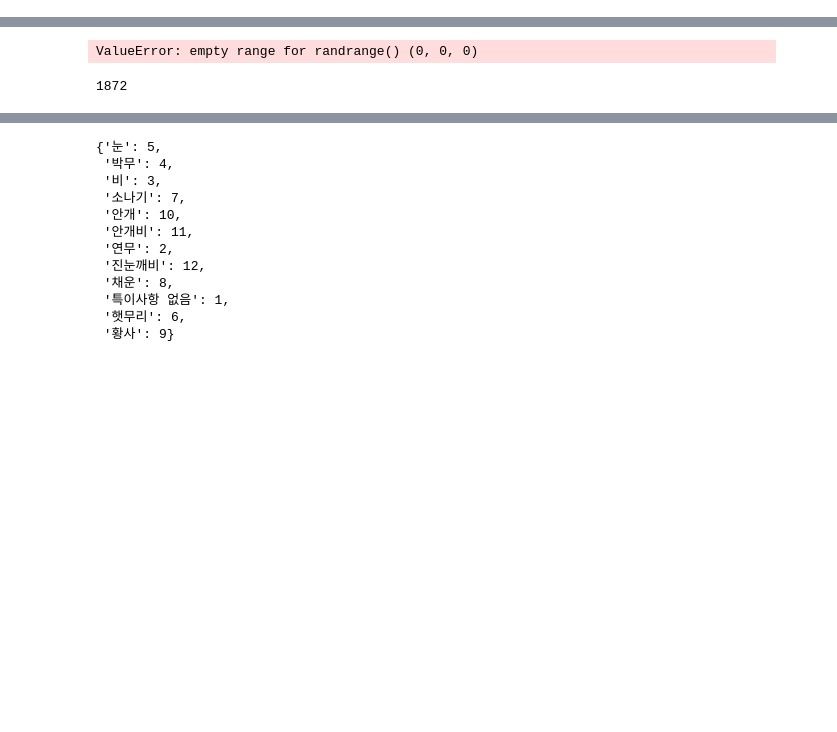
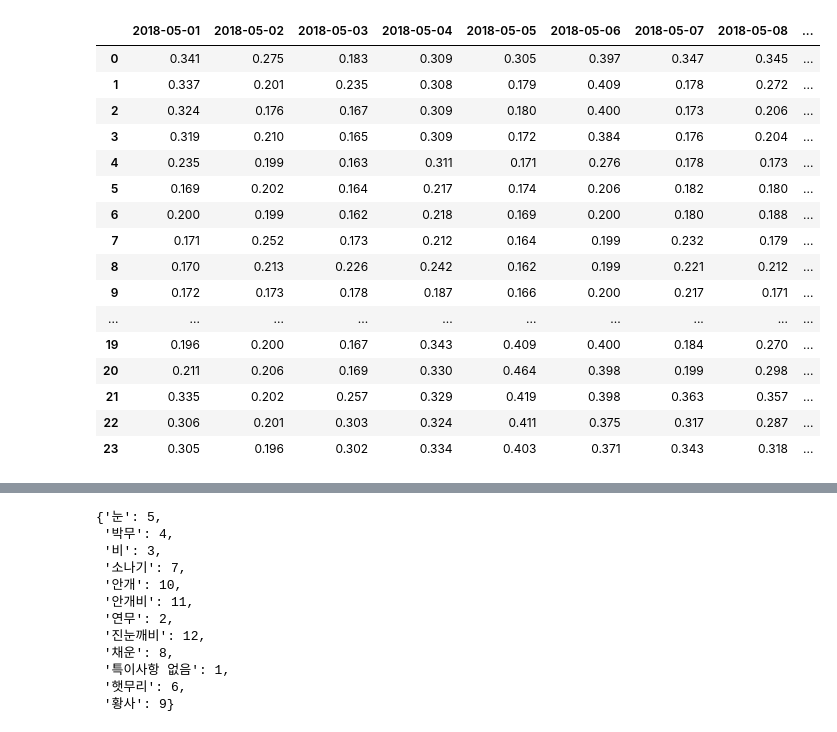
Before and after one commit to formegusto/houself-rnn, a Jupyter notebook: RNN Modeling.ipynb, the cells around one changed output, grey strips where cells are left out. Drawn from its saved outputs; the diff is of its cells as text; code cells hidden in the pictures; blank space fills up the shorter version.

```diff
--- a/RNN Modeling.ipynb
+++ b/RNN Modeling.ipynb
@@ -48,32 +48,50 @@ hh_datas = ts_datas.reset_index().copy()
 hh_datas.rename(columns={"index": "date"}, inplace=True)
 hh_datas['date'] = pd.to_datetime(hh_datas['date'])
 
 hh_datas.set_index('date', inplace=True)
 
 # Merging
 merge_size = 4
 merge_datas = pd.DataFrame()
 for date in hh_datas.index:
     merge_ts = []
     new_ts_size = round(len(hh_datas.loc[date]) / merge_size)
 
     for idx in range(0,new_ts_size):
         merge_ts.append(
-            round(hh_datas.loc[date][merge_size * idx:merge_size * (idx + 1)].sum() * 1000) + 1
+            hh_datas.loc[date][merge_size * idx:merge_size * (idx + 1)].sum()
         )
     merge_datas[date] = merge_ts
 
 def get_season_no(month):
     if month in [3,4,5]:
         return 1 # 봄
     elif month in [6,7,8]:
         return 2 # 여름
     elif month in [9,10,11]:
         return 3 # 가을
     elif month in [12,1,2]:
         return 4 # 겨울
 
 separate_datas_col = list(filter(lambda data: get_season_no(data.month) == 1, merge_datas.columns))
-print(separate_datas_col)
+# print(separate_datas_col)
 merge_datas = merge_datas[separate_datas_col]
+merge_datas
 # %% [output]
+|  | 2018-05-01 | 2018-05-02 | 2018-05-03 | 2018-05-04 | 2018-05-05 | 2018-05-06 | 2018-05-07 | 2018-05-08 | ... |
+| 0 | 0.341 | 0.275 | 0.183 | 0.309 | 0.305 | 0.397 | 0.347 | 0.345 | ... |
+| 1 | 0.337 | 0.201 | 0.235 | 0.308 | 0.179 | 0.409 | 0.178 | 0.272 | ... |
+| 2 | 0.324 | 0.176 | 0.167 | 0.309 | 0.180 | 0.400 | 0.173 | 0.206 | ... |
+| 3 | 0.319 | 0.210 | 0.165 | 0.309 | 0.172 | 0.384 | 0.176 | 0.204 | ... |
+| 4 | 0.235 | 0.199 | 0.163 | 0.311 | 0.171 | 0.276 | 0.178 | 0.173 | ... |
+| 5 | 0.169 | 0.202 | 0.164 | 0.217 | 0.174 | 0.206 | 0.182 | 0.180 | ... |
+| 6 | 0.200 | 0.199 | 0.162 | 0.218 | 0.169 | 0.200 | 0.180 | 0.188 | ... |
+| 7 | 0.171 | 0.252 | 0.173 | 0.212 | 0.164 | 0.199 | 0.232 | 0.179 | ... |
+| 8 | 0.170 | 0.213 | 0.226 | 0.242 | 0.162 | 0.199 | 0.221 | 0.212 | ... |
+| 9 | 0.172 | 0.173 | 0.178 | 0.187 | 0.166 | 0.200 | 0.217 | 0.171 | ... |
+| ... | ... | ... | ... | ... | ... | ... | ... | ... | ... |
+| 19 | 0.196 | 0.200 | 0.167 | 0.343 | 0.409 | 0.400 | 0.184 | 0.270 | ... |
+| 20 | 0.211 | 0.206 | 0.169 | 0.330 | 0.464 | 0.398 | 0.199 | 0.298 | ... |
+| 21 | 0.335 | 0.202 | 0.257 | 0.329 | 0.419 | 0.398 | 0.363 | 0.357 | ... |
+| 22 | 0.306 | 0.201 | 0.303 | 0.324 | 0.411 | 0.375 | 0.317 | 0.287 | ... |
+| 23 | 0.305 | 0.196 | 0.302 | 0.334 | 0.403 | 0.371 | 0.343 | 0.318 | ... |
@@ -81,40 +98,0 @@ merge_datas = merge_datas[separate_datas_col]
-# %%
-# Set Test Datas
-# 계절별 10% 랜덤하게
-def get_season_no(month):
-    if month in [3,4,5]:
-        return 1 # 봄
-    elif month in [6,7,8]:
-        return 2 # 여름
-    elif month in [9,10,11]:
-        return 3 # 가을
-    elif month in [12,1,2]:
-        return 4 # 겨울
-
-test_merge_datas = pd.DataFrame();
-
-for i in range(1,5):
-    filter_list = list(filter(lambda date: get_season_no(date.month) == i, merge_datas.columns))
-    test_list_idx = list()
-    while True:
-        filter_data = filter_list[ran.randrange(0,len(filter_list))]
-        if filter_data not in test_list_idx:
-            test_list_idx.append(filter_data)
-
-        if len(test_list_idx) >= (len(filter_list) * 15 / 100):
-            break;
-    test_merge_datas = pd.concat([test_merge_datas, merge_datas[test_list_idx]], axis=1)
-    merge_datas.drop(test_list_idx, axis=1, inplace=True)
-
-test_merge_datas
-# %% [output]
-ValueError: empty range for randrange() (0, 0, 0)
-# %%
-from functools import reduce
-
-merge_datas
-y = reduce(lambda acc, cur: cur + acc ,merge_datas.values.tolist(), [])
-value_size = len(y)
-print(value_size)
-# %% [output]
-1872
```
Also changed, not shown: parts of 22 cells of this notebook, 1 other file.
